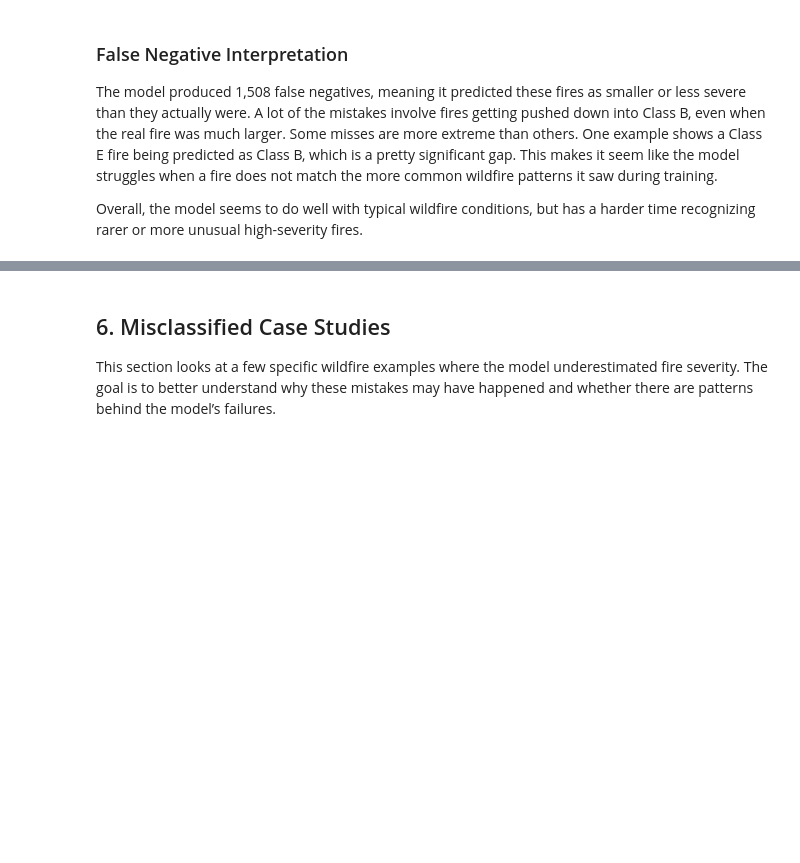
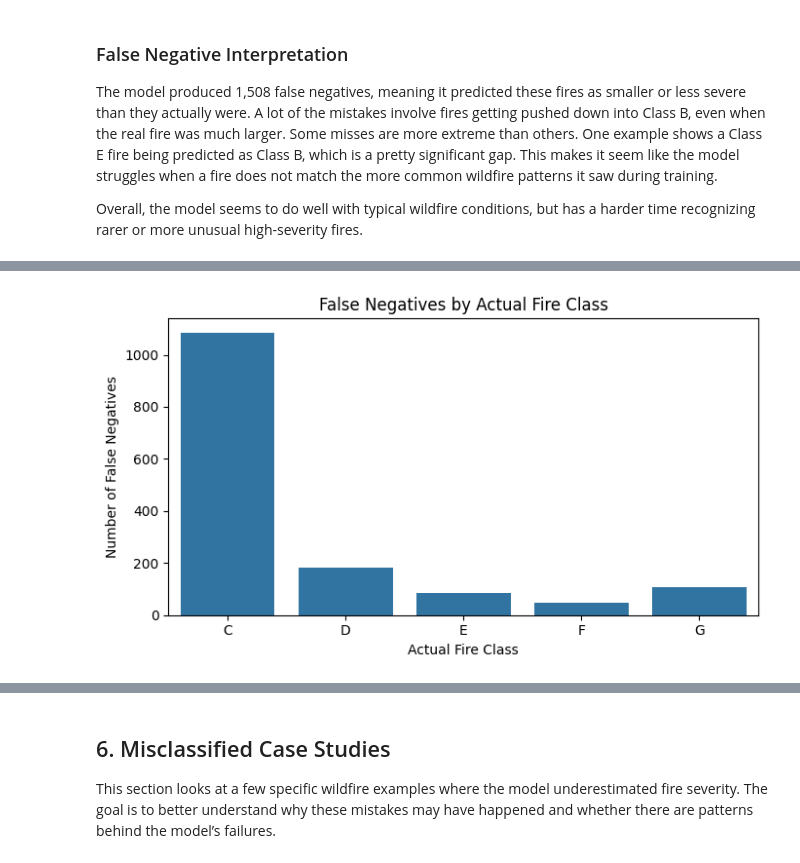
Before and after one commit to ryanntompkins/AIML-Final, a Jupyter notebook: notebooks/wildfire_interpretation.ipynb, the cells around one changed output, grey strips where cells are left out. Cells and saved outputs as stored; diff of their text form; code cells hidden in the pictures; blank space fills up the shorter version.

```diff
--- a/notebooks/wildfire_interpretation.ipynb
+++ b/notebooks/wildfire_interpretation.ipynb
@@ -215,0 +191,28 @@ Overall, the model seems to do well with typical wildfire conditions, but has a
+# %%
+fn_by_class = (
+    false_negatives["Actual"]
+    .value_counts()
+    .sort_index()
+    .reset_index()
+)
+
+fn_by_class.columns = ["Actual_Class", "False_Negative_Count"]
+
+fn_by_class
+
+plt.figure(figsize=(7, 4))
+
+sns.barplot(
+    data=fn_by_class,
+    x="Actual_Class",
+    y="False_Negative_Count"
+)
+
+plt.title("False Negatives by Actual Fire Class")
+plt.xlabel("Actual Fire Class")
+plt.ylabel("Number of False Negatives")
+
+plt.tight_layout()
+plt.show()
+# %% [output]
+[figure, added]
```
Also changed, not shown: parts of 3 cells of this notebook.
